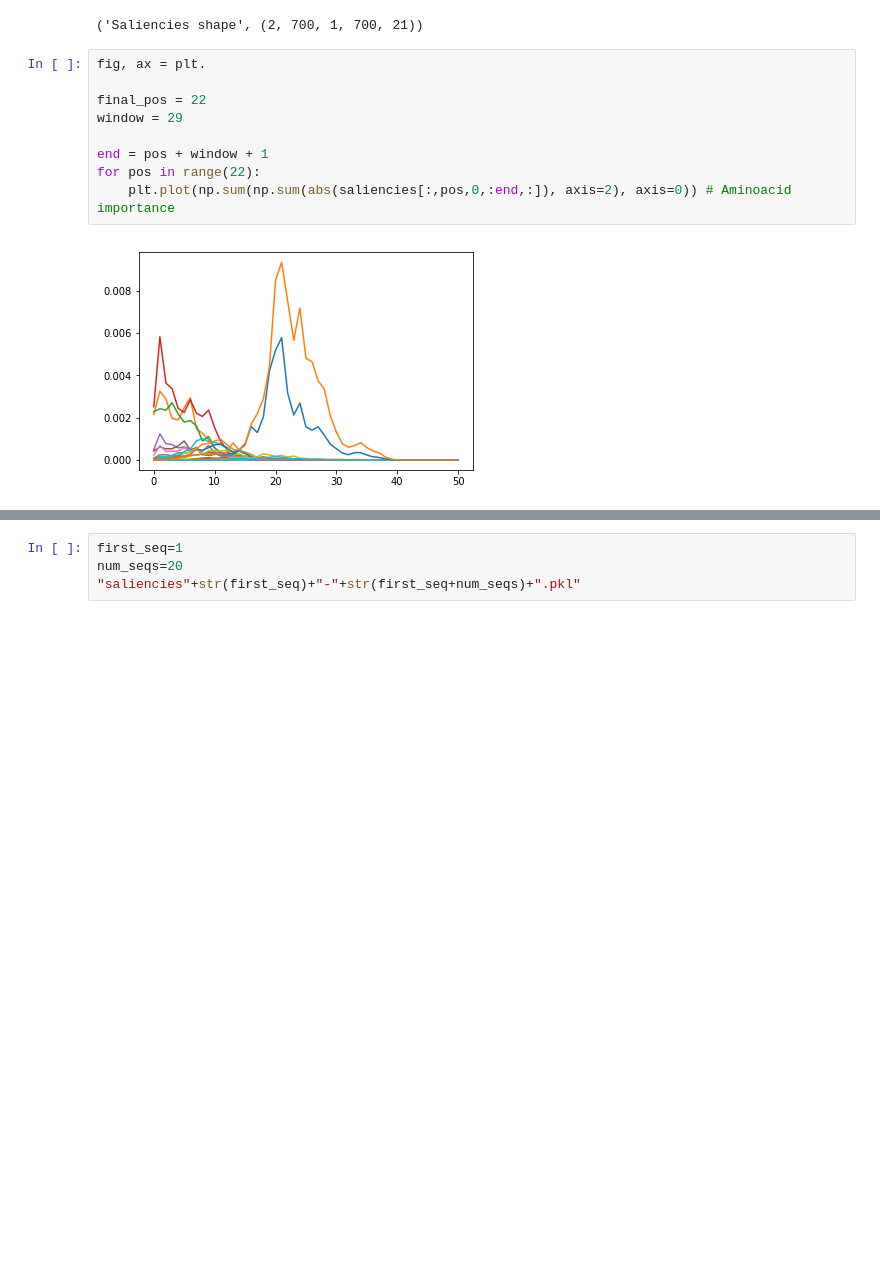
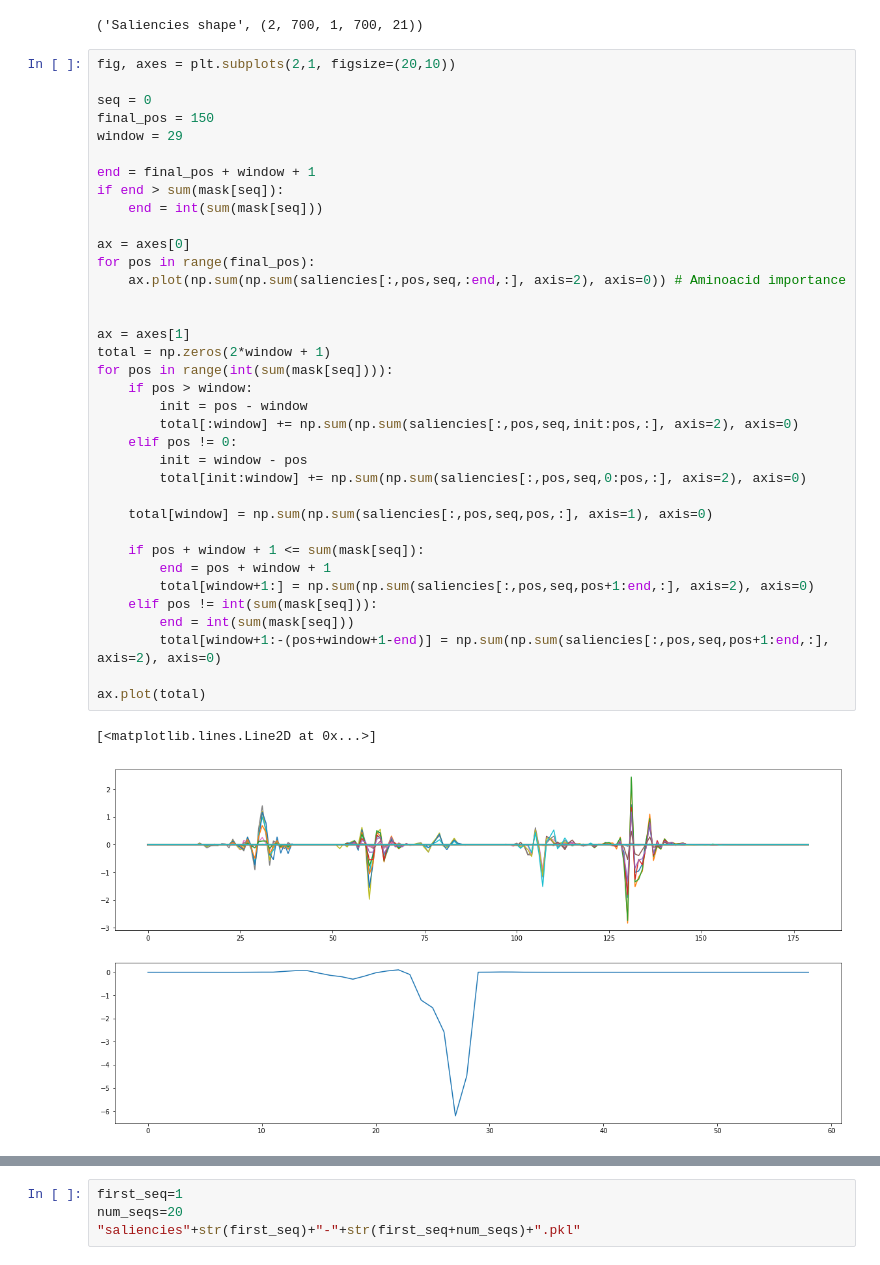
Before and after one commit to Juillermo/saliencyPSSP, a Jupyter notebook: Testing.ipynb, the cells around one changed output, grey strips where cells are left out. Cells and saved outputs as stored; diff of their text form; blank space fills up the shorter version.

```diff
--- a/Testing.ipynb
+++ b/Testing.ipynb
@@ -147,14 +147,42 @@ with open("test_saliency/saliencies.pkl", "rb") as f:
     print("Saliencies shape", saliencies.shape)
 # %% [output]
 ('Saliencies shape', (2, 700, 1, 700, 21))
-# %%
-fig, ax = plt.
-
-final_pos = 22
-window = 29
-
-end = pos + window + 1
-for pos in range(22):
-    plt.plot(np.sum(np.sum(abs(saliencies[:,pos,0,:end,:]), axis=2), axis=0)) # Aminoacid importance
-# %% [output]
-[figure, removed]
+# %%
+fig, axes = plt.subplots(2,1, figsize=(20,10))
+
+seq = 0
+final_pos = 150
+window = 29
+
+end = final_pos + window + 1
+if end > sum(mask[seq]):
+    end = int(sum(mask[seq]))
+
+ax = axes[0]
+for pos in range(final_pos):
+    ax.plot(np.sum(np.sum(saliencies[:,pos,seq,:end,:], axis=2), axis=0)) # Aminoacid importance
+
+
+ax = axes[1]
+total = np.zeros(2*window + 1)
+for pos in range(int(sum(mask[seq]))):
+    if pos > window:
+        init = pos - window
+        total[:window] += np.sum(np.sum(saliencies[:,pos,seq,init:pos,:], axis=2), axis=0)
+    elif pos != 0:
+        init = window - pos
+        total[init:window] += np.sum(np.sum(saliencies[:,pos,seq,0:pos,:], axis=2), axis=0)
+
+    total[window] = np.sum(np.sum(saliencies[:,pos,seq,pos,:], axis=1), axis=0)
+
+    if pos + window + 1 <= sum(mask[seq]):
+        end = pos + window + 1
+        total[window+1:] = np.sum(np.sum(saliencies[:,pos,seq,pos+1:end,:], axis=2), axis=0)
+    elif pos != int(sum(mask[seq])):
+        end = int(sum(mask[seq]))
+        total[window+1:-(pos+window+1-end)] = np.sum(np.sum(saliencies[:,pos,seq,pos+1:end,:], axis=2), axis=0)
+
+ax.plot(total)
+# %% [output]
+[<matplotlib.lines.Line2D at 0x...>]
+[figure, added]
```
Also changed, not shown: parts of 7 cells of this notebook, 2 other files.
